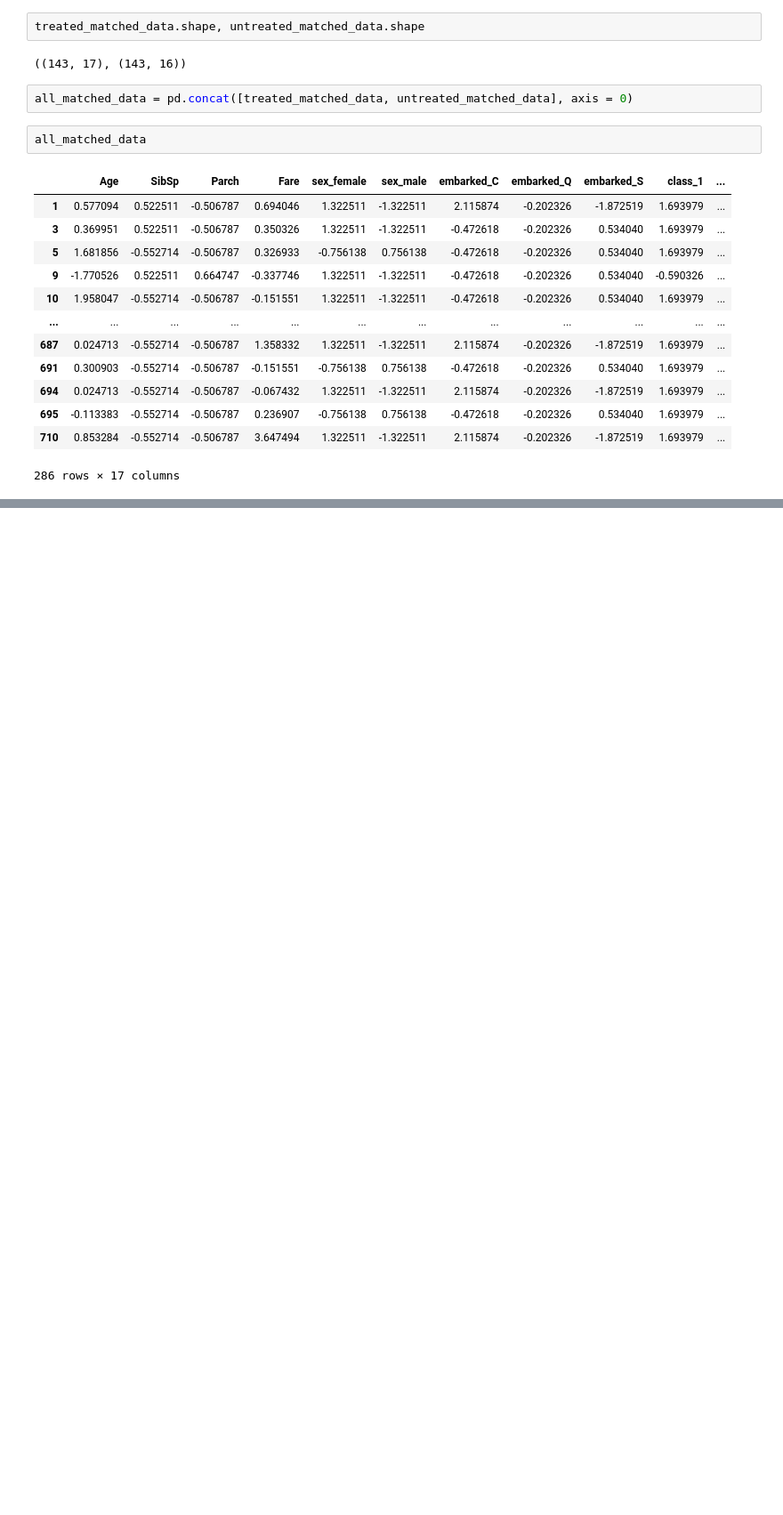
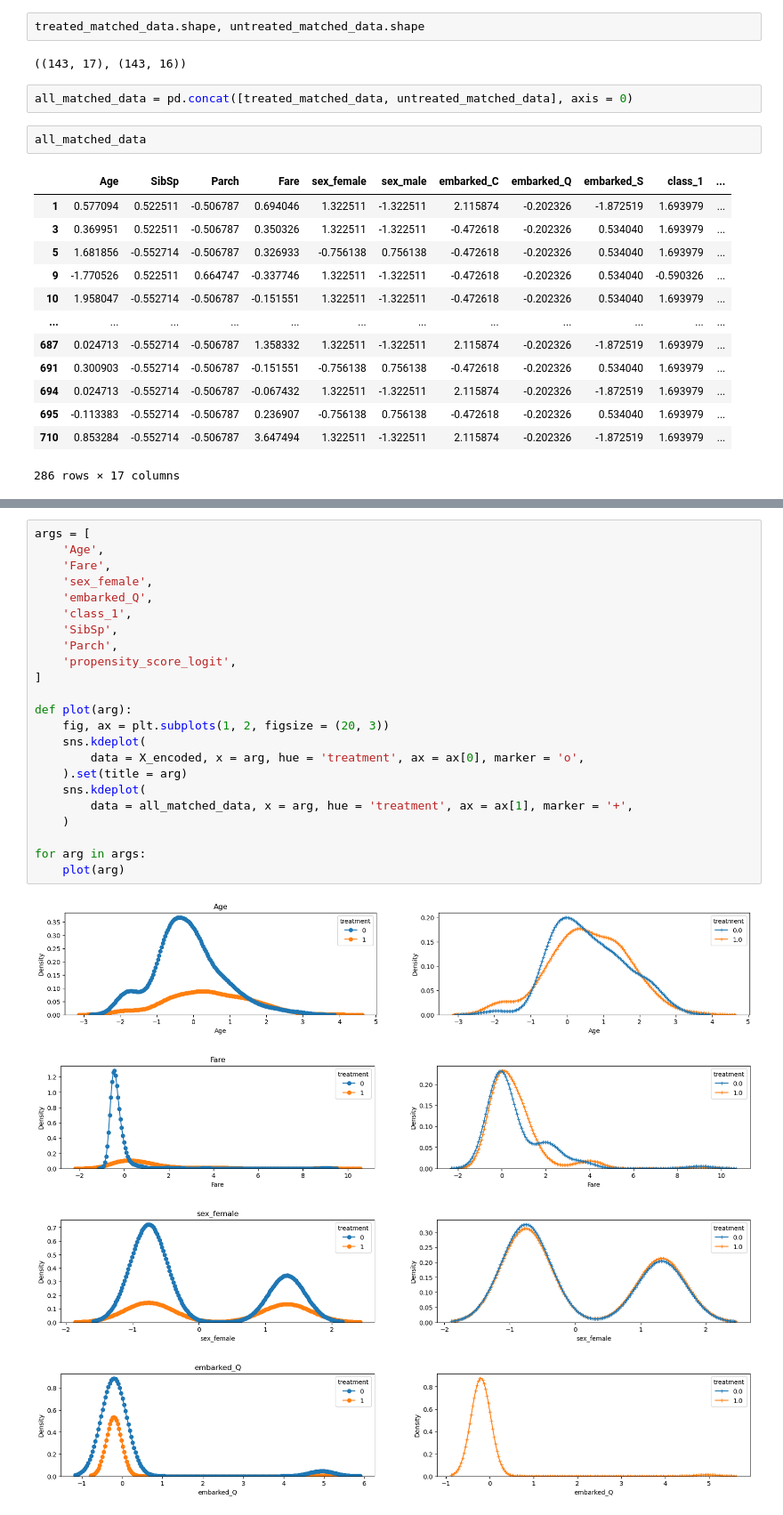
Before and after one commit to iamdingkai/causal-inference, a Jupyter notebook: propensity score matchiing/prop.ipynb, the cells around one changed output, grey strips where cells are left out. Shown: that part at 89% size. Saved outputs shown, nothing was run; the diff lists cells and outputs as text; blank space fills up the shorter version.

```diff
--- a/propensity score matchiing/prop.ipynb
+++ b/propensity score matchiing/prop.ipynb
@@ -316,0 +334,28 @@ sns.scatterplot(data = all_matched_data, y = 'outcome', x = 'propensity_score_lo
+# %%
+args = [
+    'Age',
+    'Fare',
+    'sex_female',
+    'embarked_Q',
+    'class_1',
+    'SibSp',
+    'Parch',
+    'propensity_score_logit',
+]
+
+def plot(arg):
+    fig, ax = plt.subplots(1, 2, figsize = (20, 3))
+    sns.kdeplot(
+        data = X_encoded, x = arg, hue = 'treatment', ax = ax[0], marker = 'o',
+    ).set(title = arg)
+    sns.kdeplot(
+        data = all_matched_data, x = arg, hue = 'treatment', ax = ax[1], marker = '+',
+    )
+
+for arg in args:
+    plot(arg)
+# %% [output]
+[figure, added]
+[figure, added]
+[figure, added]
+[figure, added]
```
Also changed, not shown: parts of 4 cells of this notebook.
